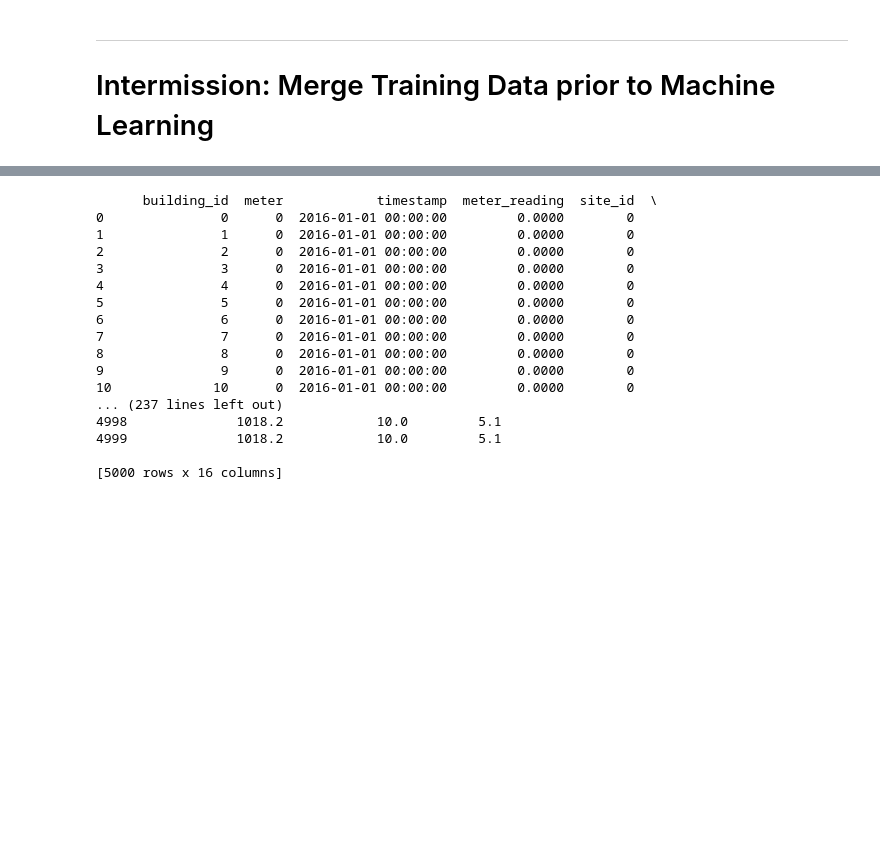
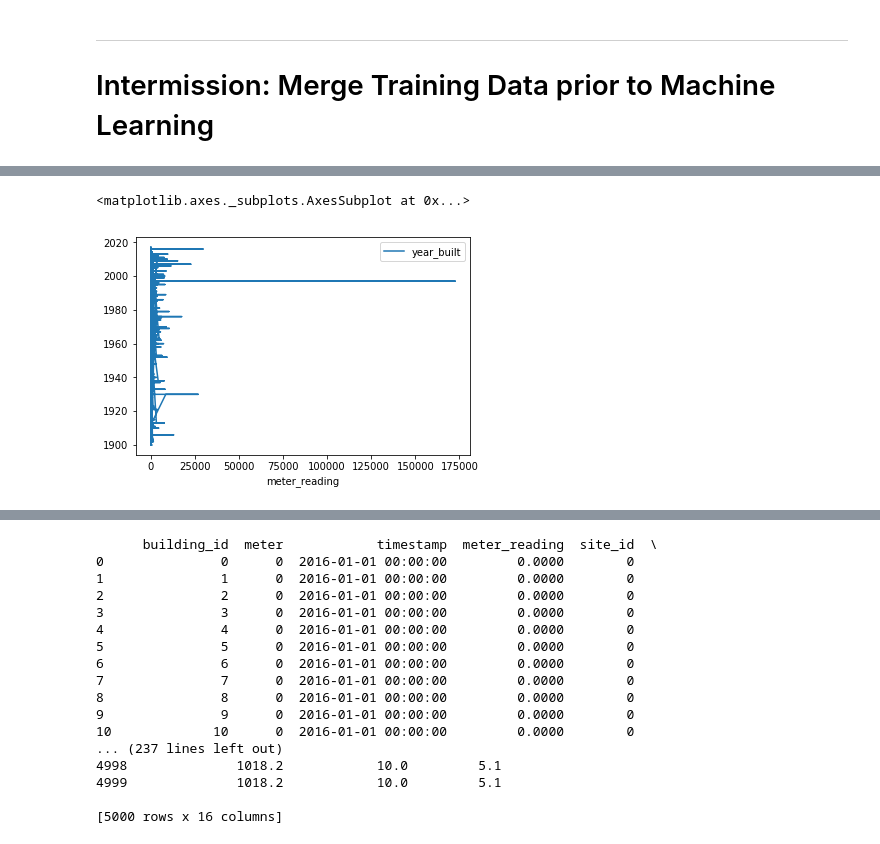
Before and after one commit to rupalisaini/energypredictor, a Jupyter notebook: energypredictor.ipynb, the cells around one changed output, grey strips where cells are left out. Cells and saved outputs as stored; diff of their text form; code cells hidden in the pictures; blank space fills up the shorter version.

```diff
--- a/energypredictor.ipynb
+++ b/energypredictor.ipynb
@@ -214,3 +221,8 @@ fullTraining = pd.merge(trainJoinBldg, allWeather, on=['site_id', 'timestamp'])
+# %%
+fullTraining.plot(x='year_built', y='meter_reading')
+# %% [output]
+<matplotlib.axes._subplots.AxesSubplot at 0x...>
+[figure, added]
 # %%
 # Explore new dataframes
 print(energyTrain.shape)
```
Also changed, not shown: parts of 51 cells of this notebook.
